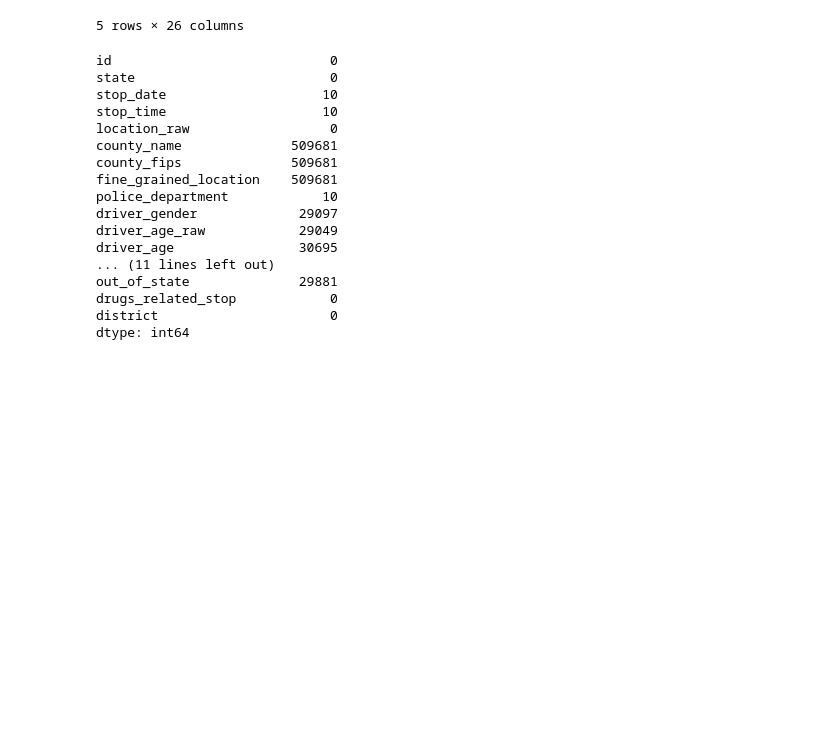
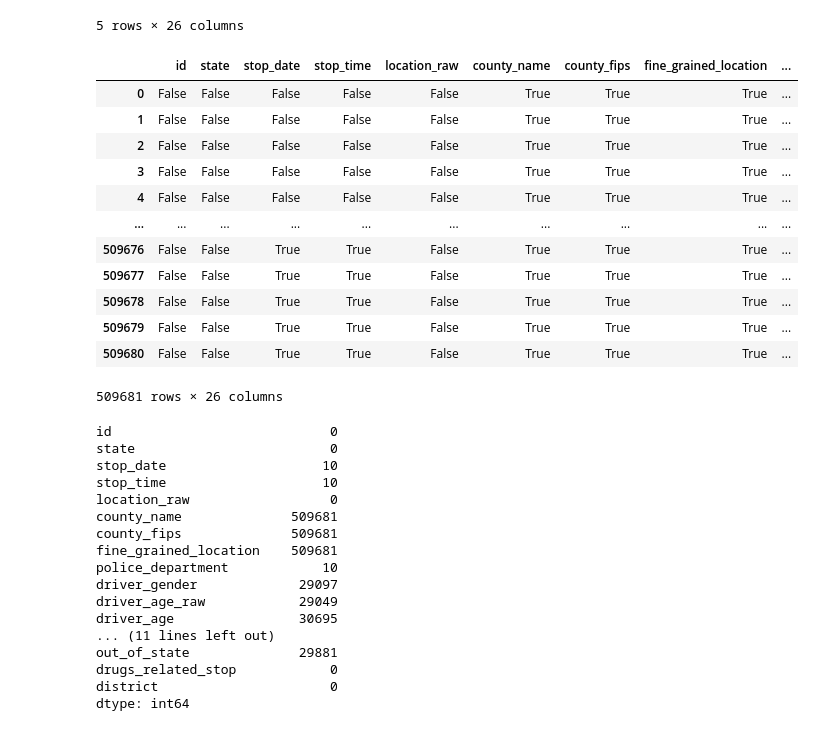
Before and after one commit to SSamiKocaaga/Data-Science, a Jupyter notebook: 01-EU_DS_DAPy_M1-(TrafficPoliceStops)/01-Preparing The Data For Analysis(Student).ipynb, the cells around one changed output. Saved outputs shown, nothing was run; the diff lists cells and outputs as text; code cells hidden in the pictures; blank space fills up the shorter version.

```diff
--- a/01-EU_DS_DAPy_M1-(TrafficPoliceStops)/01-Preparing The Data For Analysis(Student).ipynb
+++ b/01-EU_DS_DAPy_M1-(TrafficPoliceStops)/01-Preparing The Data For Analysis(Student).ipynb
@@ -38,6 +38,22 @@ ri.head(5)
 | 3 | RI-2005-00004 | RI | 2005-01-04 | 12:55 | Zone X4 | NaN | NaN | NaN | ... |
 | 4 | RI-2005-00005 | RI | 2005-01-06 | 01:30 | Zone X4 | NaN | NaN | NaN | ... |
 5 rows × 26 columns
+# %%
+ri.isnull()
+# %% [output]
+|  | id | state | stop_date | stop_time | location_raw | county_name | county_fips | fine_grained_location | ... |
+| 0 | False | False | False | False | False | True | True | True | ... |
+| 1 | False | False | False | False | False | True | True | True | ... |
+| 2 | False | False | False | False | False | True | True | True | ... |
+| 3 | False | False | False | False | False | True | True | True | ... |
+| 4 | False | False | False | False | False | True | True | True | ... |
+| ... | ... | ... | ... | ... | ... | ... | ... | ... | ... |
+| 509676 | False | False | True | True | False | True | True | True | ... |
+| 509677 | False | False | True | True | False | True | True | True | ... |
+| 509678 | False | False | True | True | False | True | True | True | ... |
+| 509679 | False | False | True | True | False | True | True | True | ... |
+| 509680 | False | False | True | True | False | True | True | True | ... |
+509681 rows × 26 columns
 # %%
 ri.isnull().sum()
 # %% [output]
```
Also changed, not shown: parts of 12 cells of this notebook.
